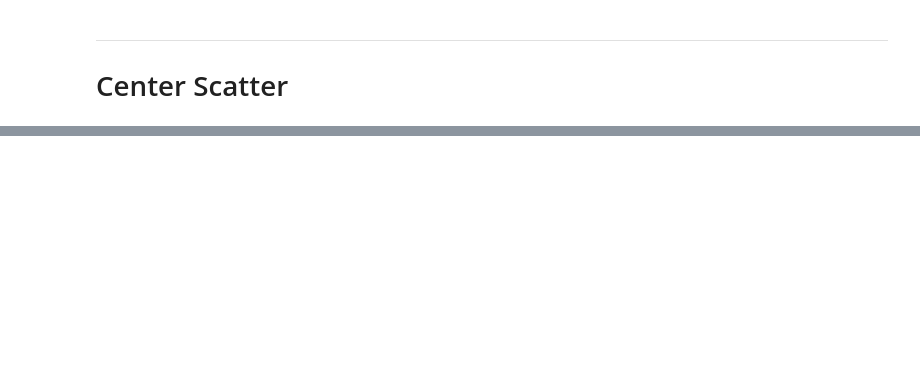
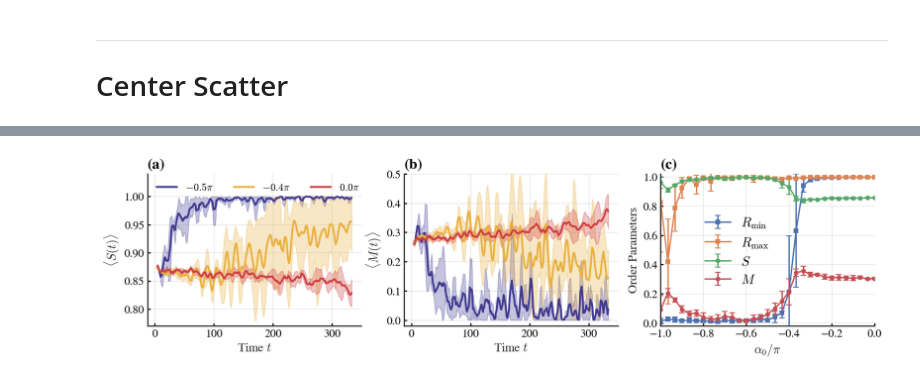
Before and after one commit to Than-Mark/Swarmalators-Experiment-Mobile, a Jupyter notebook: PJT_phaseLag_enhance_phase_seperation/plotFigs.ipynb, the cells around one changed output, grey strips where cells are left out. Drawn from its saved outputs; the diff is of its cells as text; code cells hidden in the pictures; blank space fills up the shorter version.

```diff
--- a/PJT_phaseLag_enhance_phase_seperation/plotFigs.ipynb
+++ b/PJT_phaseLag_enhance_phase_seperation/plotFigs.ipynb
@@ -308,0 +733,84 @@ plt.savefig(f"{PCT_C_PATH}/centersScatterXY.png", dpi=300, bbox_inches="tight")
+# %%
+fig, axs = plt.subplots(1, 3, figsize=(14, 3))
+axs = axs.flatten()
+
+colors = ["#403990", "#E9B140", "#CF3D3E"]
+rollingWindow = 5
+
+for idx, phaseLag in enumerate(selectedPhaseLags[[0, 1, 5]]):
+    Svalues = np.array([totalSValues[(omegaMin, phaseLag)] for omegaMin in selectedOmegaMin])
+    Smax = pd.DataFrame(Svalues.T).rolling(rollingWindow).mean()
+    means = Smax.mean(axis=1)
+    stds = Smax.std(axis=1)
+    axs[0].fill_between(Smax.index, np.clip(means - stds, 0, 1), np.clip(means + stds, 0, 1), alpha=0.3, color=colors[idx])
+    axs[0].plot(means, color=colors[idx], lw=2, label=fr"${phaseLag / np.pi:.1f}\pi$")
+
+    Mvalues = np.array([totalMValues[(omegaMin, phaseLag)] for omegaMin in selectedOmegaMin])
+    Mmin = pd.DataFrame(Mvalues.T).rolling(rollingWindow).mean()
+    means = Mmin.mean(axis=1)
+    stds = Mmin.std(axis=1)
+    axs[1].fill_between(Mmin.index, np.clip(means - stds, 0, 1), np.clip(means + stds, 0, 1), alpha=0.3, color=colors[idx])
+    axs[1].plot(means, color=colors[idx], lw=2)
+
+axs[0].set_ylim(0.77, 1.04)
+axs[0].set_ylabel(r"$\langle S(t) \rangle$")
+axs[0].set_title("(a)", loc="left", fontweight="bold", fontsize=16)
+axs[0].legend(fontsize=11, ncol=3, loc="upper left", frameon=False)
+axs[0].set_xlabel(r"Time $t$")
+
+
+axs[1].set_ylim(-0.02, 0.5)
+axs[1].set_ylabel(r"$\langle M(t) \rangle$")
+axs[1].set_title("(b)", loc="left", fontweight="bold", fontsize=16)
+axs[1].set_xlabel(r"Time $t$")
+
+# randomSeed = (8, 7, 6, 5, 4), deltaOmega = 1, boundaryLength = 7, strengthLambda = 19.2
+Sdf = pd.DataFrame(
+    data=[np.mean(Ss[subS], axis=1) for subS in Ss],
+    index=phaseLags, columns=randomSeeds
+)
+meanS = Sdf.mean(axis=1)
+stdS = Sdf.std(axis=1)
+Mdf = pd.DataFrame(
+    data=[np.mean(Ms[subS], axis=1) for subS in Ms],
+    index=phaseLags, columns=randomSeeds
+)
+meanM = Mdf.mean(axis=1)
+stdM = Mdf.std(axis=1)
+RminDf = pd.DataFrame(
+    data=[Rmins[subS] for subS in Rmins],
+    index=phaseLags, columns=randomSeeds
+)
+meanRmin = RminDf.mean(axis=1)
+stdRmin = RminDf.std(axis=1)
+RmaxDf = pd.DataFrame(
+    data=[Rmaxs[subS] for subS in Rmaxs],
+    index=phaseLags, columns=randomSeeds
+)
+meanRmax = RmaxDf.mean(axis=1)
+stdRmax = RmaxDf.std(axis=1)
+
+stdPhaseLags = np.linspace(-1, 0, 31)
+size = 4
+axs[2].errorbar(stdPhaseLags, meanRmin, yerr=stdRmin, color="C0", marker='s', label=r"$R_{\min}$", capsize=3, ms=size)
+axs[2].errorbar(stdPhaseLags, meanRmax, yerr=stdRmax, color="C1", marker='s', label=r"$R_{\max}$", capsize=3, ms=size)
+axs[2].errorbar(stdPhaseLags, meanS, yerr=stdS, color="C2", marker='o', label=r"$S$", capsize=3, ms=size)
+axs[2].errorbar(stdPhaseLags, meanM, yerr=stdM, color="C3", marker='o', label=r"$M$", capsize=3, ms=size)
+
+plt.legend(fontsize=14, bbox_to_anchor=(0.15, 0.8), frameon=False)
+axs[2].set_ylim(-0.02, 1.02)
+axs[2].set_xlim(-1, 0)
+axs[2].set_ylabel("Order Parameters")
+axs[2].set_title("(c)", loc="left", fontweight="bold", fontsize=16)
+axs[2].set_xlabel(r"$\alpha_0/\pi$")
+
+for ax in axs:
+    ax.spines["top"].set_visible(False)
+    ax.spines["right"].set_visible(False)
+    ax.tick_params(direction="in", length=3)
+    ax.grid(True)
+
+# plt.tight_layout(h_pad=-0.5)
+plt.savefig(f"{LOCAL_FIG_PATH}/orderParameters.pdf", bbox_inches="tight")
+# %% [output]
+[figure, added]
```
Also changed, not shown: parts of 24 cells of this notebook, 5 other files.
